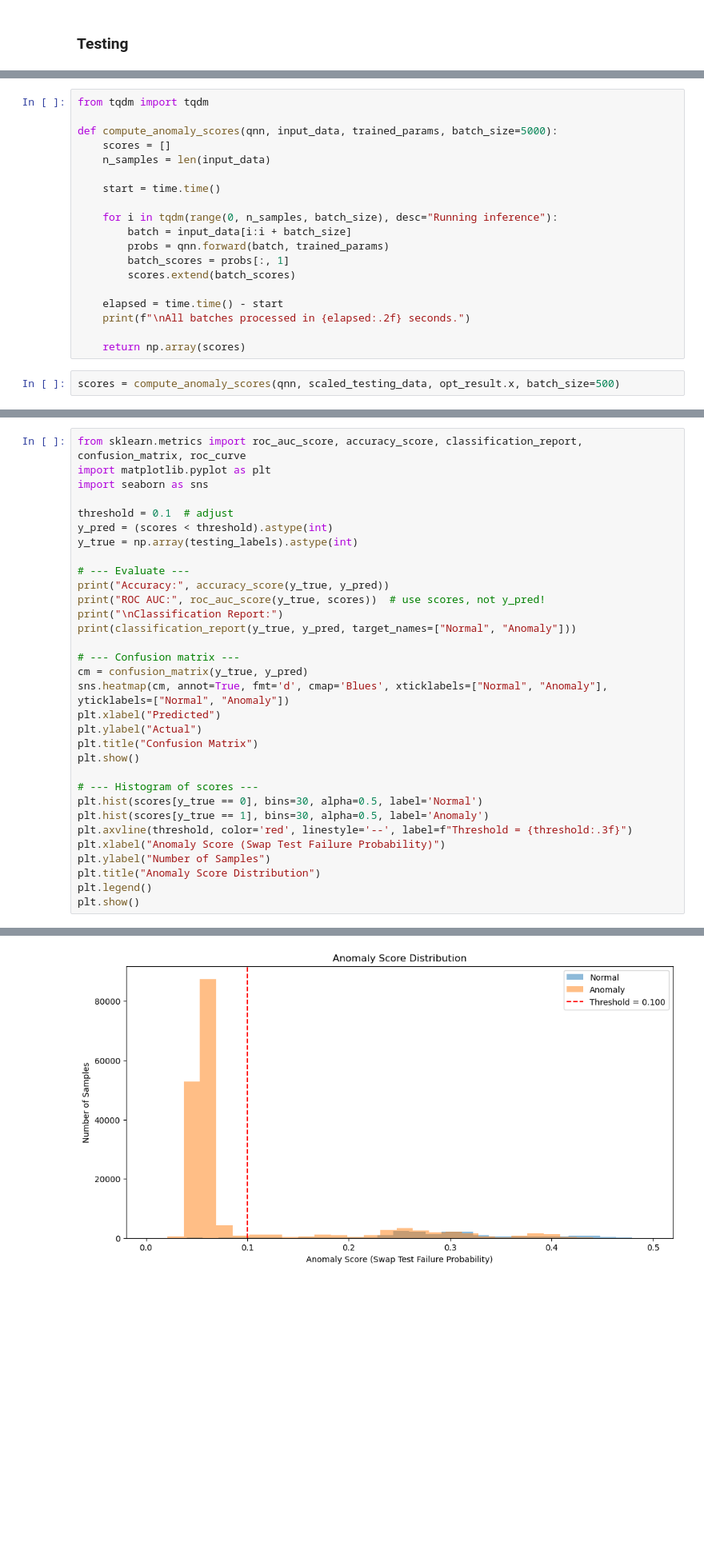
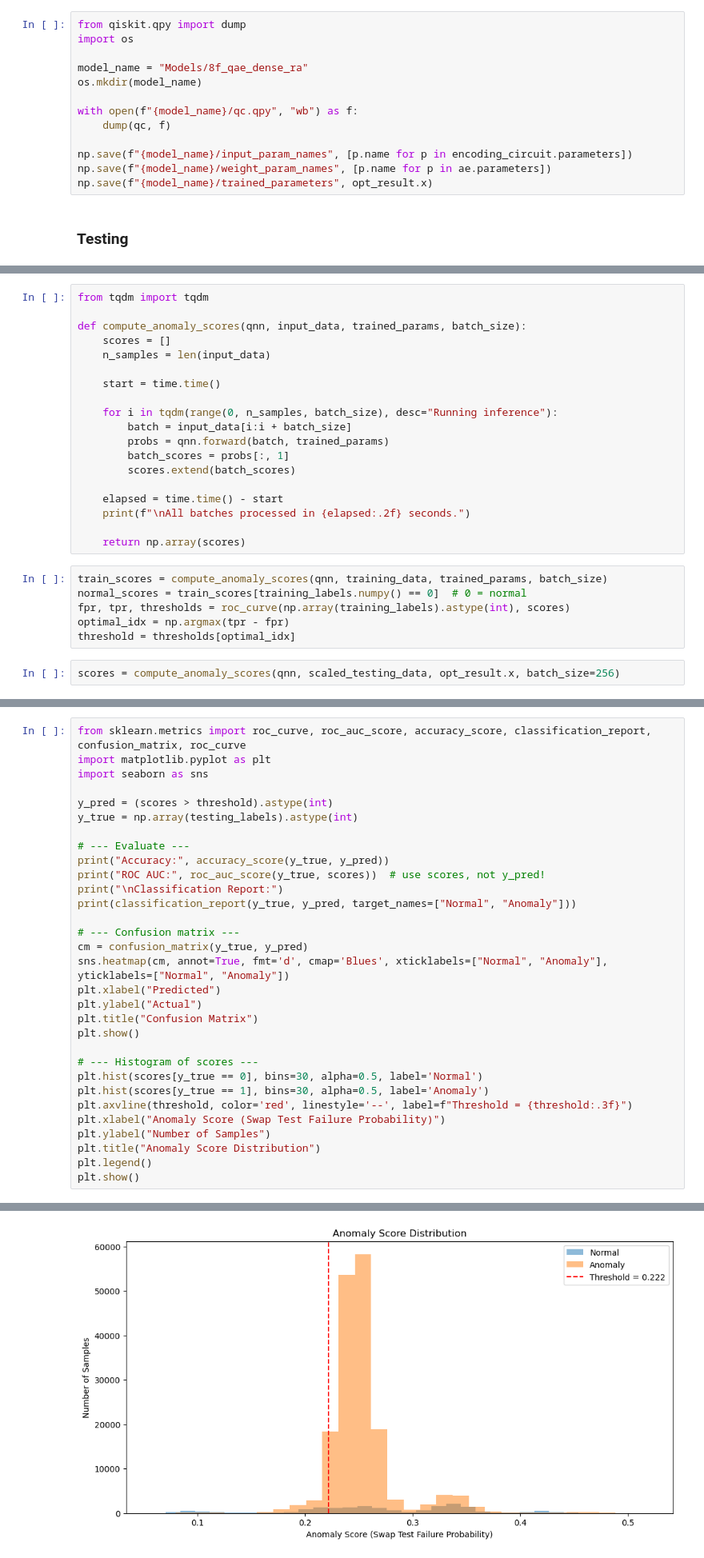
Before and after one commit to RohanSenthil/QAE_BETH_Anomaly, a Jupyter notebook: quantum_autoencoder.ipynb, the cells around one changed output, grey strips where cells are left out. Shown at 80% size. Cells and saved outputs as stored; diff of their text form; blank space fills up the shorter version.

Commit message:
training

```diff
--- a/quantum_autoencoder.ipynb
+++ b/quantum_autoencoder.ipynb
@@ -338,3 +411,16 @@ Fit in 90.63 seconds
+# %%
+from qiskit.qpy import dump
+import os
+
+model_name = "Models/8f_qae_dense_ra"
+os.mkdir(model_name)
+
+with open(f"{model_name}/qc.qpy", "wb") as f:
+    dump(qc, f)
+
+np.save(f"{model_name}/input_param_names", [p.name for p in encoding_circuit.parameters])
+np.save(f"{model_name}/weight_param_names", [p.name for p in ae.parameters])
+np.save(f"{model_name}/trained_parameters", opt_result.x)
 # %% [markdown]
 ### Testing
 # %%
@@ -366,7 +452,7 @@ scaled_testing_data = scaler.fit_transform(reduced_testing_data)
 # %%
 from tqdm import tqdm
 
-def compute_anomaly_scores(qnn, input_data, trained_params, batch_size=5000):
+def compute_anomaly_scores(qnn, input_data, trained_params, batch_size):
     scores = []
     n_samples = len(input_data)
 
@@ -382,6 +468,12 @@ def compute_anomaly_scores(qnn, input_data, trained_params, batch_size=5000):
     print(f"\nAll batches processed in {elapsed:.2f} seconds.")
 
     return np.array(scores)
+# %%
+train_scores = compute_anomaly_scores(qnn, training_data, trained_params, batch_size)
+normal_scores = train_scores[training_labels.numpy() == 0]  # 0 = normal
+fpr, tpr, thresholds = roc_curve(np.array(training_labels).astype(int), scores)
+optimal_idx = np.argmax(tpr - fpr)
+threshold = thresholds[optimal_idx]
 # %%
-scores = compute_anomaly_scores(qnn, scaled_testing_data, opt_result.x, batch_size=500)
+scores = compute_anomaly_scores(qnn, scaled_testing_data, opt_result.x, batch_size=256)
 # %% [output]
@@ -389,10 +481,9 @@ All batches processed in 626.99 seconds.
 # %%
-from sklearn.metrics import roc_auc_score, accuracy_score, classification_report, confusion_matrix, roc_curve
+from sklearn.metrics import roc_curve, roc_auc_score, accuracy_score, classification_report, confusion_matrix, roc_curve
 import matplotlib.pyplot as plt
 import seaborn as sns
 
-threshold = 0.1  # adjust
-y_pred = (scores < threshold).astype(int)
+y_pred = (scores > threshold).astype(int)
 y_true = np.array(testing_labels).astype(int)
 
 # --- Evaluate ---
@@ -435,4 +526,4 @@ weighted avg       0.94      0.86      0.89    188967
-[figure, old version]
+[figure, new version]
 # %% [markdown]
 ### Additional Testing on Validation Set
 # %%
```
Also changed, not shown: parts of 16 cells of this notebook, 21 other files.
